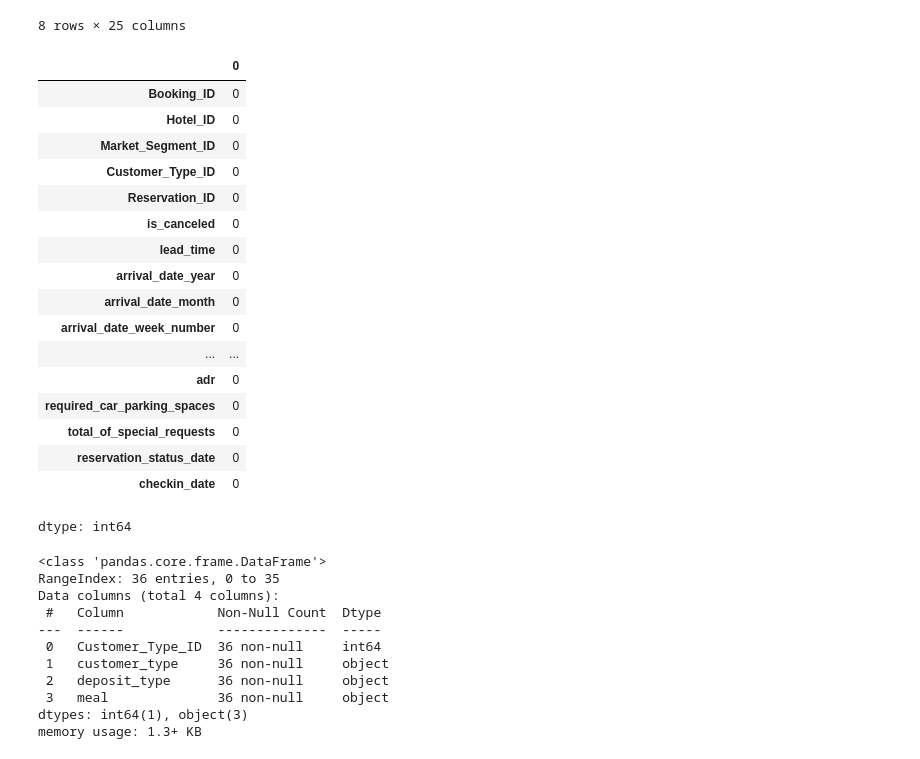
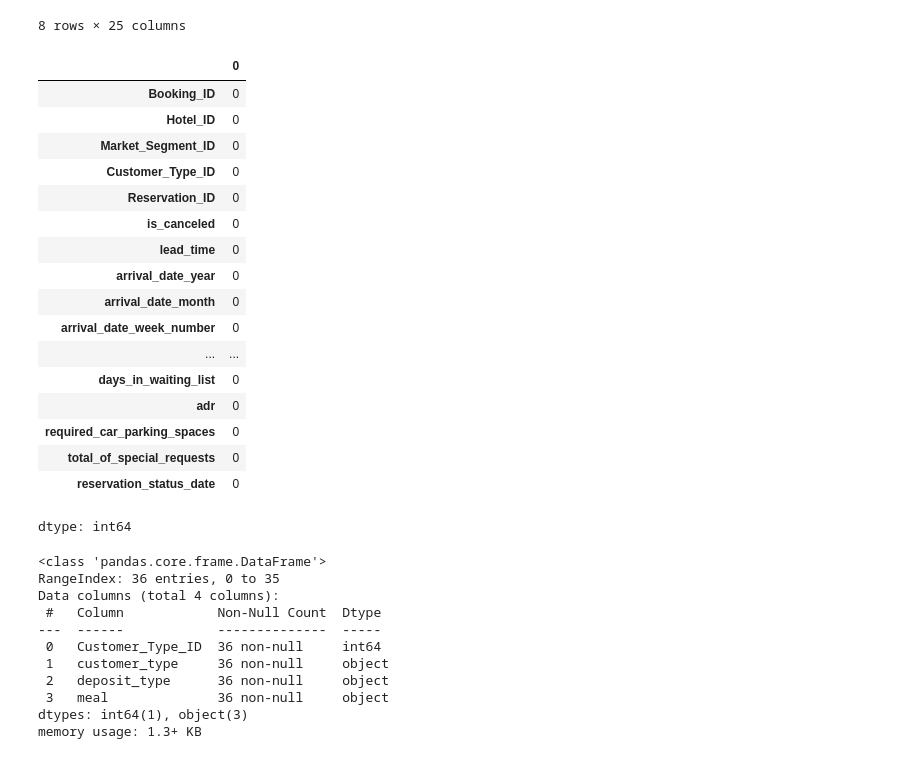
Before and after one commit to elsiejy/Capstone, a Jupyter notebook: Capstone_Hotel_Bookings.ipynb, the cells around one changed output. Drawn from its saved outputs; the diff is of its cells as text; code cells hidden in the pictures.

```diff
--- a/Capstone_Hotel_Bookings.ipynb
+++ b/Capstone_Hotel_Bookings.ipynb
@@ -35,10 +35,10 @@ warnings.filterwarnings("ignore")
 Import csv files into the notebook. Here the file is hosted in github thus we will read the file directly from github
 # %%
 # load dataset1: booking.csv
-booking = pd.read_csv('https://raw.githubusercontent.com/elsiejy/Capstone/refs/heads/main/Bookings.csv')
-display(booking.info())
-display(booking.head())
-display(booking.describe())
+bookings = pd.read_csv('https://raw.githubusercontent.com/elsiejy/Capstone/refs/heads/main/Bookings.csv')
+display(bookings.info())
+display(bookings.head())
+display(bookings.describe())
 # %% [output]
 <class 'pandas.core.frame.DataFrame'>
 RangeIndex: 119390 entries, 0 to 119389
@@ -77,25 +77,25 @@ None
 8 rows × 25 columns
 # %%
 # print the number of null values in each column in booking
-booking.isnull().sum()
+bookings.isnull().sum()
 # %% [output]
 |  | 0 |
 | Booking_ID | 0 |
 | Hotel_ID | 0 |
 | Market_Segment_ID | 0 |
 | Customer_Type_ID | 0 |
 | Reservation_ID | 0 |
 | is_canceled | 0 |
 | lead_time | 0 |
 | arrival_date_year | 0 |
 | arrival_date_month | 0 |
 | arrival_date_week_number | 0 |
 | ... | ... |
+| days_in_waiting_list | 0 |
 | adr | 0 |
 | required_car_parking_spaces | 0 |
 | total_of_special_requests | 0 |
 | reservation_status_date | 0 |
-| checkin_date | 0 |
 dtype: int64
 # %%
 # load dataset2: customertype.csv
```
Also changed, not shown: parts of 19 cells of this notebook.
